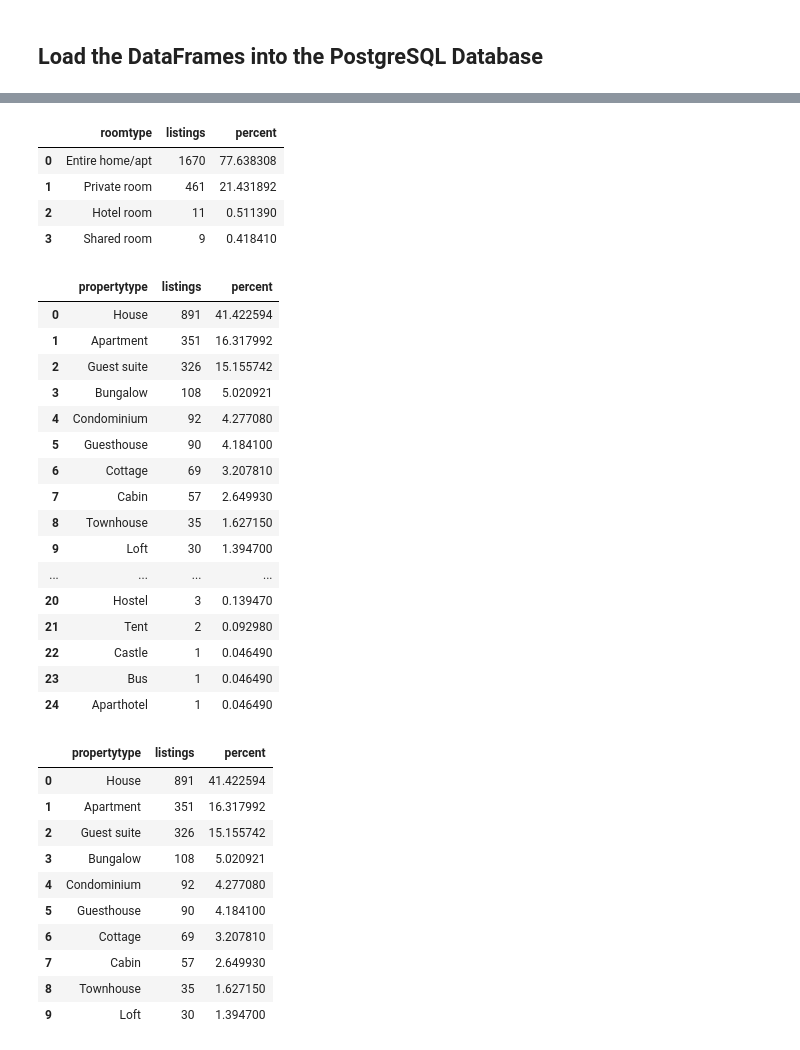
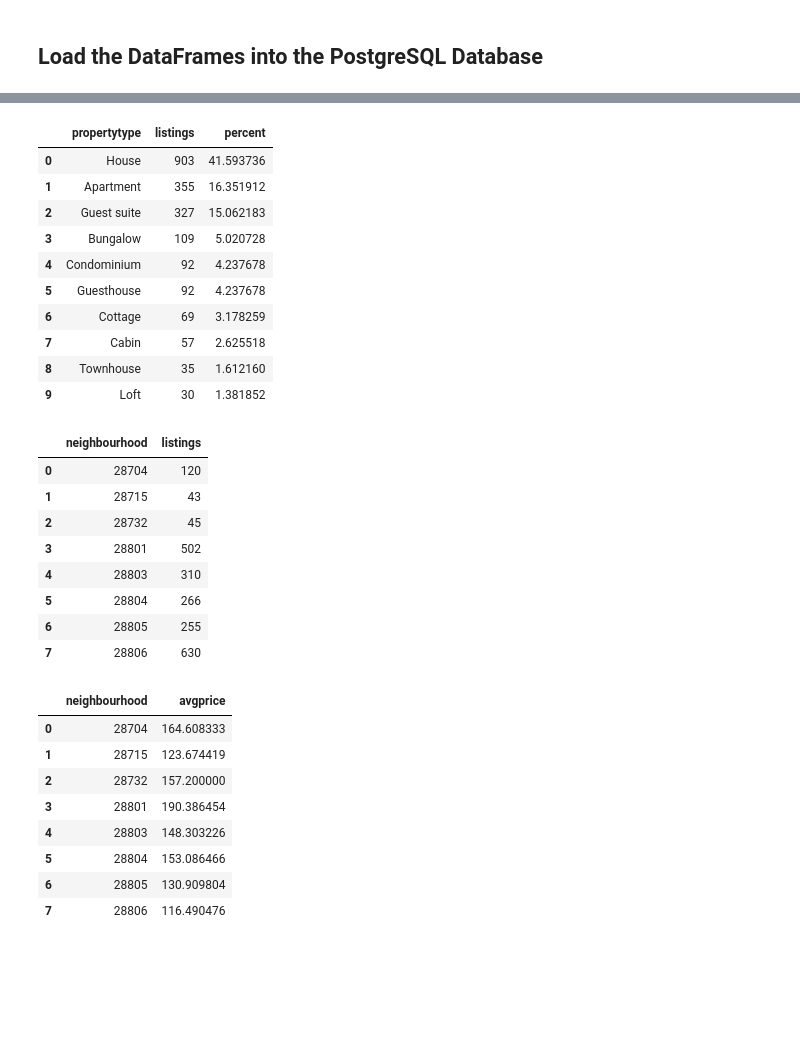
Before and after one commit to waghrayrashi/airbnb_analysis, a Jupyter notebook: airbnb.ipynb, the cells around one changed output, grey strips where cells are left out. Drawn from its saved outputs; the diff is of its cells as text; code cells hidden in the pictures; blank space fills up the shorter version.

```diff
--- a/airbnb.ipynb
+++ b/airbnb.ipynb
@@ -515,11 +577,17 @@ listings_by_roomtype_df.to_sql(name='rw_listings_by_roomtype',  if_exists='appen
 # %%
 # Confirm that the data loaded correctly
-pd.read_sql_query('select * from rw_listings_by_roomtype', con=engine)
+pd.read_sql_query('select * from toppropertytypes', con=engine)
 # %% [output]
-|  | roomtype | listings | percent |
-| 0 | Entire home/apt | 1670 | 77.638308 |
-| 1 | Private room | 461 | 21.431892 |
-| 2 | Hotel room | 11 | 0.511390 |
-| 3 | Shared room | 9 | 0.418410 |
+|  | propertytype | listings | percent |
+| 0 | House | 903 | 41.593736 |
+| 1 | Apartment | 355 | 16.351912 |
+| 2 | Guest suite | 327 | 15.062183 |
+| 3 | Bungalow | 109 | 5.020728 |
+| 4 | Condominium | 92 | 4.237678 |
+| 5 | Guesthouse | 92 | 4.237678 |
+| 6 | Cottage | 69 | 3.178259 |
+| 7 | Cabin | 57 | 2.625518 |
+| 8 | Townhouse | 35 | 1.612160 |
+| 9 | Loft | 30 | 1.381852 |
 # %%
 # Load the table in the database
@@ -527,23 +595,15 @@ listings_by_propertytype_df.to_sql(name='rw_listings_by_propertytype',  if_exist
 # %%
-# Confirm that the data loaded correctly -  rows
-pd.read_sql_query('select * from rw_listings_by_propertytype', con=engine)
+# Confirm that the data loaded correctly
+pd.read_sql_query('select * from hoodlistings', con=engine)
 # %% [output]
-|  | propertytype | listings | percent |
-| 0 | House | 891 | 41.422594 |
-| 1 | Apartment | 351 | 16.317992 |
-| 2 | Guest suite | 326 | 15.155742 |
-| 3 | Bungalow | 108 | 5.020921 |
-| 4 | Condominium | 92 | 4.277080 |
-| 5 | Guesthouse | 90 | 4.184100 |
-| 6 | Cottage | 69 | 3.207810 |
-| 7 | Cabin | 57 | 2.649930 |
-| 8 | Townhouse | 35 | 1.627150 |
-| 9 | Loft | 30 | 1.394700 |
-| ... | ... | ... | ... |
-| 20 | Hostel | 3 | 0.139470 |
-| 21 | Tent | 2 | 0.092980 |
-| 22 | Castle | 1 | 0.046490 |
-| 23 | Bus | 1 | 0.046490 |
-| 24 | Aparthotel | 1 | 0.046490 |
+|  | neighbourhood | listings |
+| 0 | 28704 | 120 |
+| 1 | 28715 | 43 |
+| 2 | 28732 | 45 |
+| 3 | 28801 | 502 |
+| 4 | 28803 | 310 |
+| 5 | 28804 | 266 |
+| 6 | 28805 | 255 |
+| 7 | 28806 | 630 |
 # %%
 # Load the table in the database
@@ -551,17 +611,15 @@ top_propertytypes.to_sql(name='rw_top_propertytypes',  if_exists='append', con=e
 # %%
 # Confirm that the data loaded correctly
-pd.read_sql_query('select * from rw_top_propertytypes', con=engine)
+pd.read_sql_query('select * from hoodprices', con=engine)
 # %% [output]
-|  | propertytype | listings | percent |
-| 0 | House | 891 | 41.422594 |
-| 1 | Apartment | 351 | 16.317992 |
-| 2 | Guest suite | 326 | 15.155742 |
-| 3 | Bungalow | 108 | 5.020921 |
-| 4 | Condominium | 92 | 4.277080 |
-| 5 | Guesthouse | 90 | 4.184100 |
-| 6 | Cottage | 69 | 3.207810 |
-| 7 | Cabin | 57 | 2.649930 |
-| 8 | Townhouse | 35 | 1.627150 |
-| 9 | Loft | 30 | 1.394700 |
+|  | neighbourhood | avgprice |
+| 0 | 28704 | 164.608333 |
+| 1 | 28715 | 123.674419 |
+| 2 | 28732 | 157.200000 |
+| 3 | 28801 | 190.386454 |
+| 4 | 28803 | 148.303226 |
+| 5 | 28804 | 153.086466 |
+| 6 | 28805 | 130.909804 |
+| 7 | 28806 | 116.490476 |
 # %%
 # Load the table in the database
```
Also changed, not shown: parts of 38 cells of this notebook, 13 other files.
